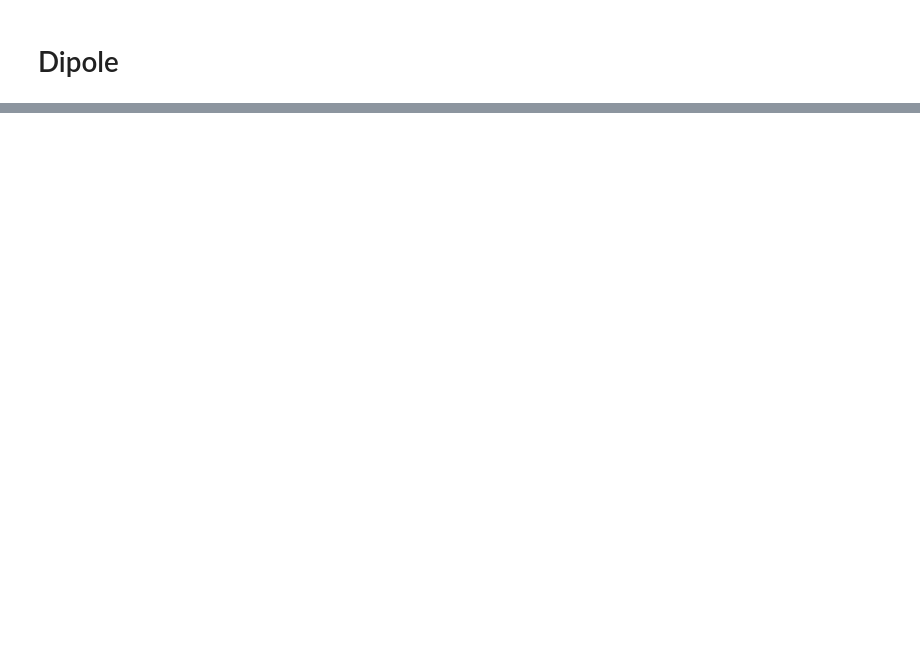
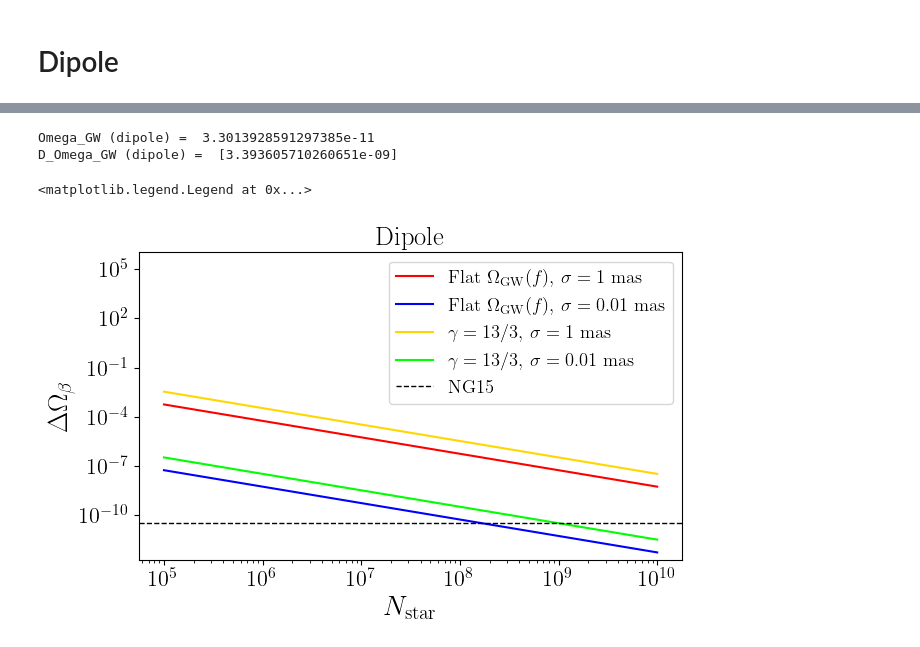
Before and after one commit to MarisolJC/Astrometry_meets_PTAs, a Jupyter notebook: Forecast/Forecast.ipynb, the cells around one changed output, grey strips where cells are left out. Saved outputs shown, nothing was run; the diff lists cells and outputs as text; code cells hidden in the pictures; blank space fills up the shorter version.

```diff
--- a/Forecast/Forecast.ipynb
+++ b/Forecast/Forecast.ipynb
@@ -148,0 +139,56 @@ Omega_GW0 * beta(4 - n_Omega) = 3.3866240673189066e-11
+# %%
+gamma_1 = 13/3 # equivalent to nI_2 = -7/3
+gamma_2 = 5 # equivalente to nI_3 = -3 (gives flat \Omega_{GW}(f))
+factor00 = 3 # proporcionality constant for the Trace[H0 H0]
+factor11 = 0.65 # proporcionality constant for the Trace[H1 H1]
+
+beta = 1.23e-3
+
+theta_rms_1 = 1 # mas
+theta_rms_2 = 0.01 # mas
+
+Nstars = [1e5, 1e6, 1e7, 1e8, 1e9, 1e10]
+#Nstars = np.arange(10e4, 10e9, 1000)
+
+#Delta_Omega_GW_dipole
+
+def Omegas_dipole(Nstars, gamma, factor, theta_rms):
+    dOmegas_dipole = []
+    for Nstar in Nstars:
+        dOmega_dipole = Delta_Omega_GW_dipole(Nstar, gamma, factor, theta_rms)
+        dOmegas_dipole.append(dOmega_dipole)
+    return dOmegas_dipole
+
+nI_NG15 = -7/3
+NG15_Omega_GW_dipole = Omega_GW((beta*(1-nI_NG15)*NG15_I0))
+
+print('Omega_GW (dipole) = ', NG15_Omega_GW_dipole)
+
+Omegas_1 =  Omegas(Nstars, gamma_2, factor11, theta_rms_1)
+Omegas_2 =  Omegas(Nstars, gamma_2, factor11, theta_rms_2)
+Omegas_3 =  Omegas(Nstars, gamma_1, factor11, theta_rms_1)
+Omegas_4 =  Omegas(Nstars, gamma_1, factor11, theta_rms_2)
+
+print('D_Omega_GW (dipole) = ',Omegas([10e6], 13/3, factor11, theta_rms_2))
+
+plt.figure(figsize=(7, 4))
+#plt.plot(Nstars, Omegas_1)
+plt.plot(Nstars, Omegas_1, color='r', label='Flat $\Omega_{\mathrm{GW}}(f)$, $\sigma = 1$ mas')
+plt.plot(Nstars, Omegas_2, color='b', label='Flat $\Omega_{\mathrm{GW}}(f)$, $\sigma = 0.01$ mas')
+plt.plot(Nstars, Omegas_3, color='gold', label='$\gamma = 13/3$, $\sigma = 1$ mas')
+plt.plot(Nstars, Omegas_4, color='lime', label='$\gamma = 13/3$, $\sigma = 0.01$ mas')
+plt.axhline(NG15_Omega_GW_dipole, color='black', linestyle='--',linewidth=1, label='NG15')
+plt.xscale('log')
+plt.yscale('log')
+plt.ylim(top=10e5)
+plt.xlabel(r'$N_{\mathrm{star}}$',size=20)
+plt.ylabel(r"$\Delta \Omega_{\beta} $",size=20)
+plt.title(r'Dipole')
+plt.legend(loc='upper right', fontsize='small')
+
+#plt.savefig("Forecast_Dipole.pdf", bbox_inches='tight')
+# %% [output]
+Omega_GW (dipole) =  3.3013928591297385e-11
+D_Omega_GW (dipole) =  [3.393605710260651e-09]
+<matplotlib.legend.Legend at 0x...>
+[figure, added]
```
Also changed, not shown: parts of 7 cells of this notebook, 5 other files.
